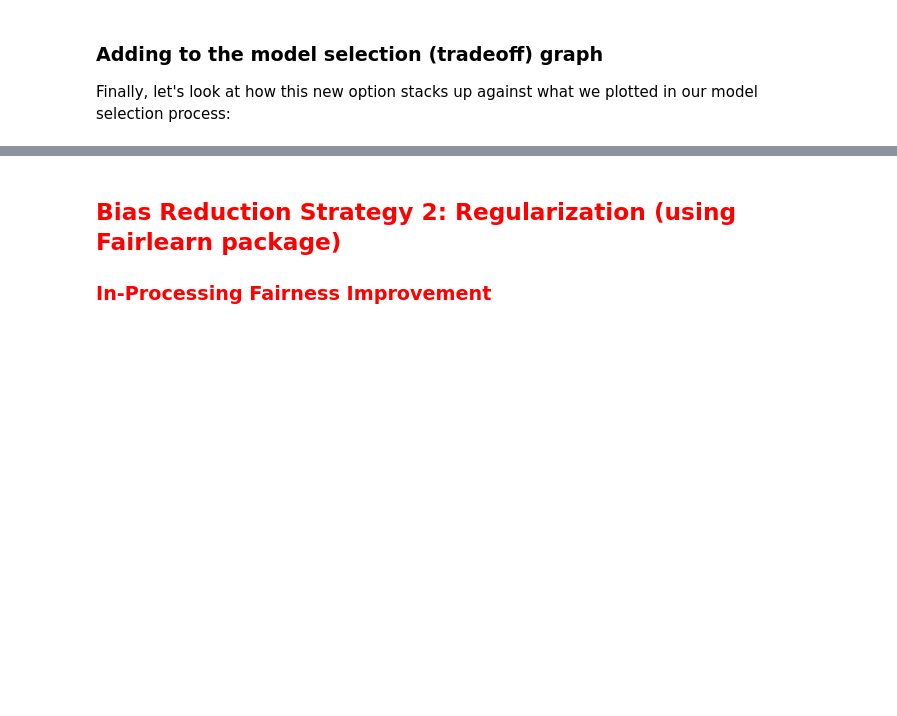
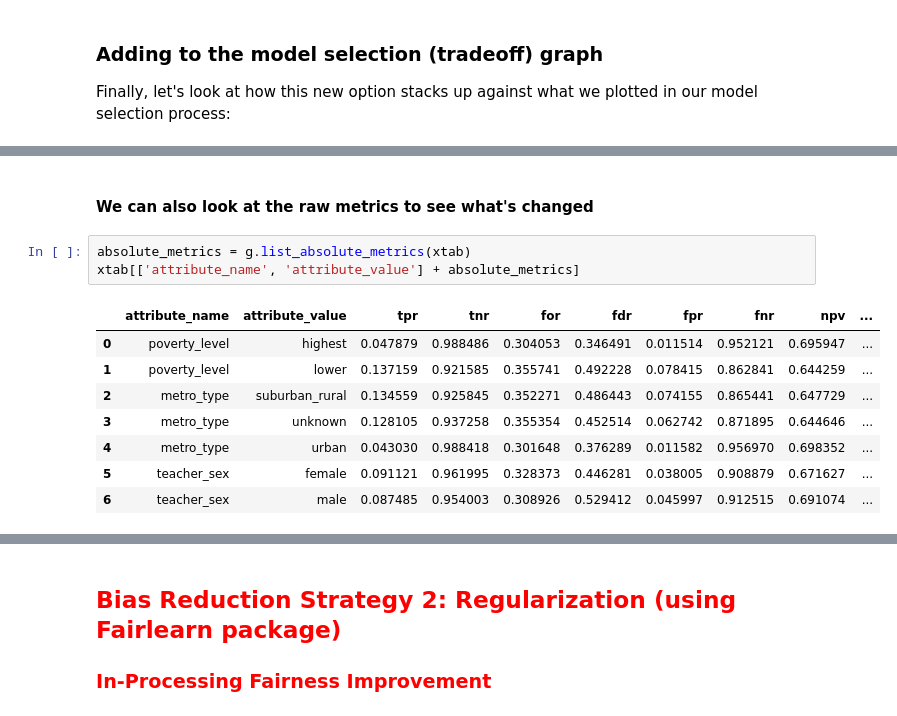
Before and after one commit to DuarteFaria/fairness_tutorial, a Jupyter notebook: notebooks/bias_reduction.ipynb, the cells around one changed output, grey strips where cells are left out. Cells and saved outputs as stored; diff of their text form; blank space fills up the shorter version.

```diff
--- a/notebooks/bias_reduction.ipynb
+++ b/notebooks/bias_reduction.ipynb
@@ -370,0 +999,14 @@ create_scatter_disparity_performance(**plot_configs)
+# %% [markdown]
+#### We can also look at the raw metrics to see what's changed
+# %%
+absolute_metrics = g.list_absolute_metrics(xtab)
+xtab[['attribute_name', 'attribute_value'] + absolute_metrics]
+# %% [output]
+|  | attribute_name | attribute_value | tpr | tnr | for | fdr | fpr | fnr | npv | ... |
+| 0 | poverty_level | highest | 0.047879 | 0.988486 | 0.304053 | 0.346491 | 0.011514 | 0.952121 | 0.695947 | ... |
+| 1 | poverty_level | lower | 0.137159 | 0.921585 | 0.355741 | 0.492228 | 0.078415 | 0.862841 | 0.644259 | ... |
+| 2 | metro_type | suburban_rural | 0.134559 | 0.925845 | 0.352271 | 0.486443 | 0.074155 | 0.865441 | 0.647729 | ... |
+| 3 | metro_type | unknown | 0.128105 | 0.937258 | 0.355354 | 0.452514 | 0.062742 | 0.871895 | 0.644646 | ... |
+| 4 | metro_type | urban | 0.043030 | 0.988418 | 0.301648 | 0.376289 | 0.011582 | 0.956970 | 0.698352 | ... |
+| 5 | teacher_sex | female | 0.091121 | 0.961995 | 0.328373 | 0.446281 | 0.038005 | 0.908879 | 0.671627 | ... |
+| 6 | teacher_sex | male | 0.087485 | 0.954003 | 0.308926 | 0.529412 | 0.045997 | 0.912515 | 0.691074 | ... |
```
Also changed, not shown: parts of 113 cells of this notebook.
